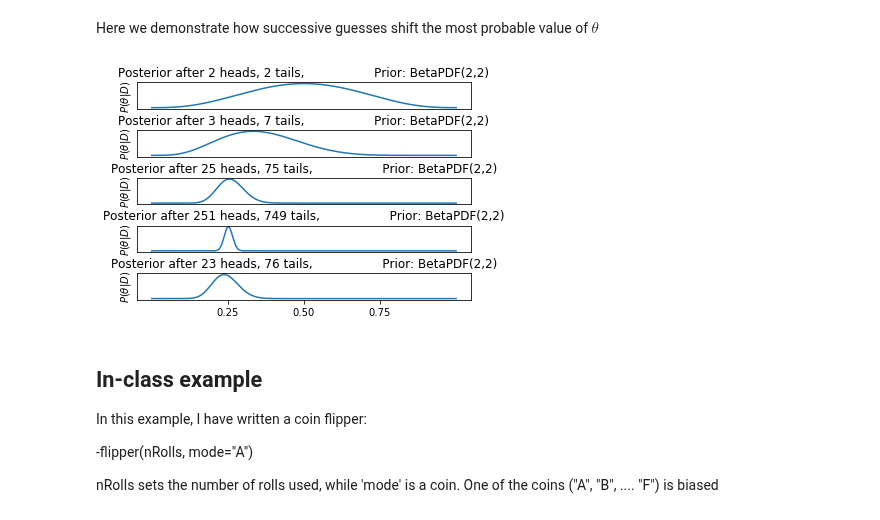
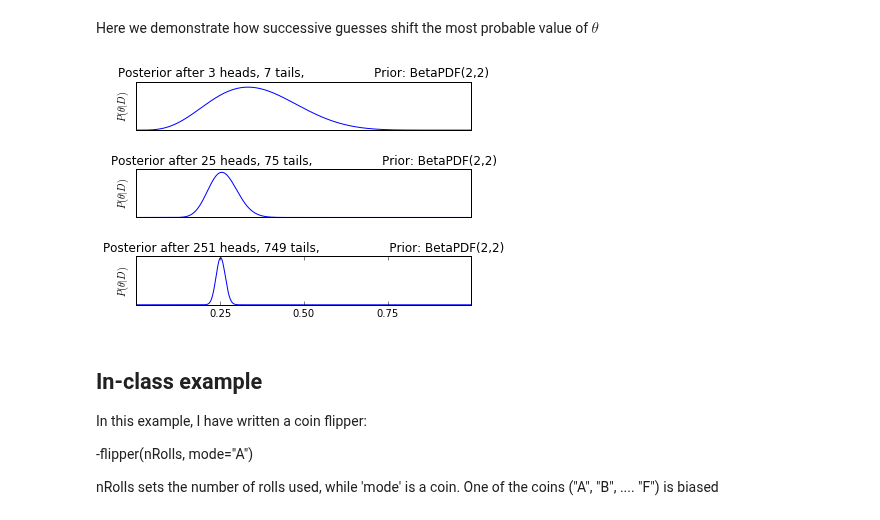
Before and after one commit to huskeypm/tutorials, a Jupyter notebook: crest/bayes.ipynb, the cells around one changed output. Saved outputs shown, nothing was run; the diff lists cells and outputs as text; code cells hidden in the pictures.

```diff
--- a/crest/bayes.ipynb
+++ b/crest/bayes.ipynb
@@ -65,19 +62,22 @@ plot_posterior(heads=500, tails=500, alpha=2, beta=2)
 # %% [markdown]
 Here we demonstrate how successive guesses shift the most probable value of $\theta$
 # %%
-fig, axes = plt.subplots(5)
+n =5
+n = 3
 flips = [(2,2),(3, 7), (25, 75), (251, 749),(23,76)]
+flips = [(3, 7), (25, 75), (251, 749)]
+fig, axes = plt.subplots(n)
 for i, flip in enumerate(flips):
     plot_posterior(heads=flip[0], tails=flip[1], alpha=2, beta=2, ax=axes[i])
     axes[i].set_yticks([])
 fig.subplots_adjust(hspace=0.8)
 for ax in axes:
     ax.set_yticks([])
     ax.set_xticks([])
     ax.set_xlabel("")
-axes[4].set_xticks([0.25,0.5,0.75]);
+axes[n-1].set_xticks([0.25,0.5,0.75]);
 # %% [output]
-[figure, old version]
+[figure, new version]
 # %% [markdown]
 ## In-class example
 In this example, I have written a coin flipper:
```
Also changed, not shown: parts of 3 cells of this notebook, 2 other files.
